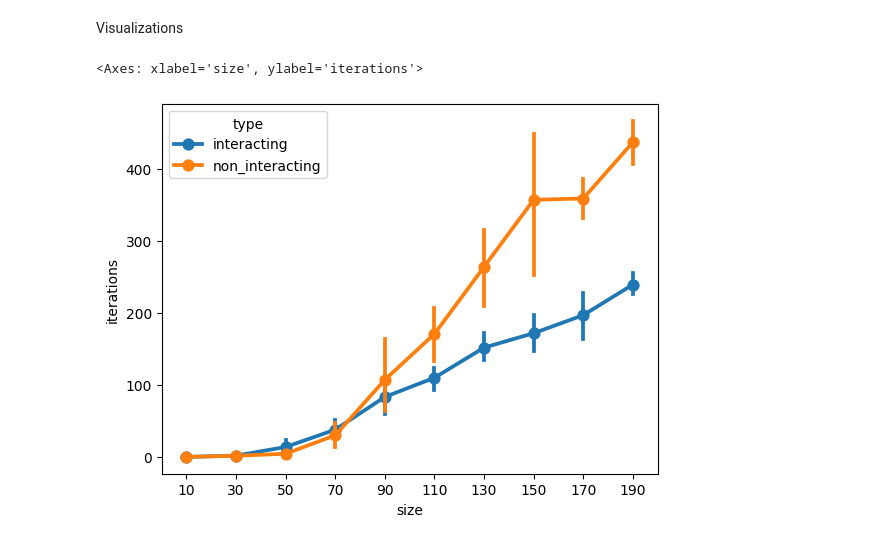
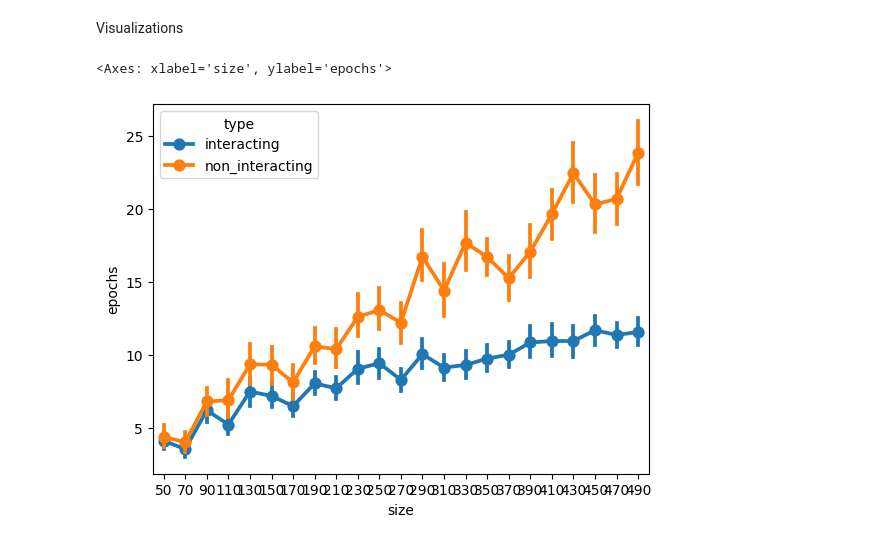
Before and after one commit to leonardotonelli/thesis, a Jupyter notebook: main.ipynb, the cells around one changed output. Saved outputs shown, nothing was run; the diff lists cells and outputs as text; code cells hidden in the pictures.

```diff
--- a/main.ipynb
+++ b/main.ipynb
@@ -4,9 +4,9 @@ Visualizations
 import seaborn as sns
 import pandas as pd
 
-df = pd.read_csv("D:\\leona\\University\\Third Year\\Thesis\\Code\\thesis\\data\\comparison_size_data.csv")
+df = pd.read_csv("D:\\leona\\University\\Third Year\\Thesis\\Code\\thesis\\data\\rgd\\comparison_size_data.csv")
 # %%
-sns.pointplot(df[df.type != "standard"], x="size", y="iterations", hue="type")
+sns.pointplot(df[df.type != "standard"], x="size", y="epochs", hue="type")
 # %% [output]
-<Axes: xlabel='size', ylabel='iterations'>
+<Axes: xlabel='size', ylabel='epochs'>
-[figure, old version]
+[figure, new version]
```
Also changed, not shown: 16 other files.
